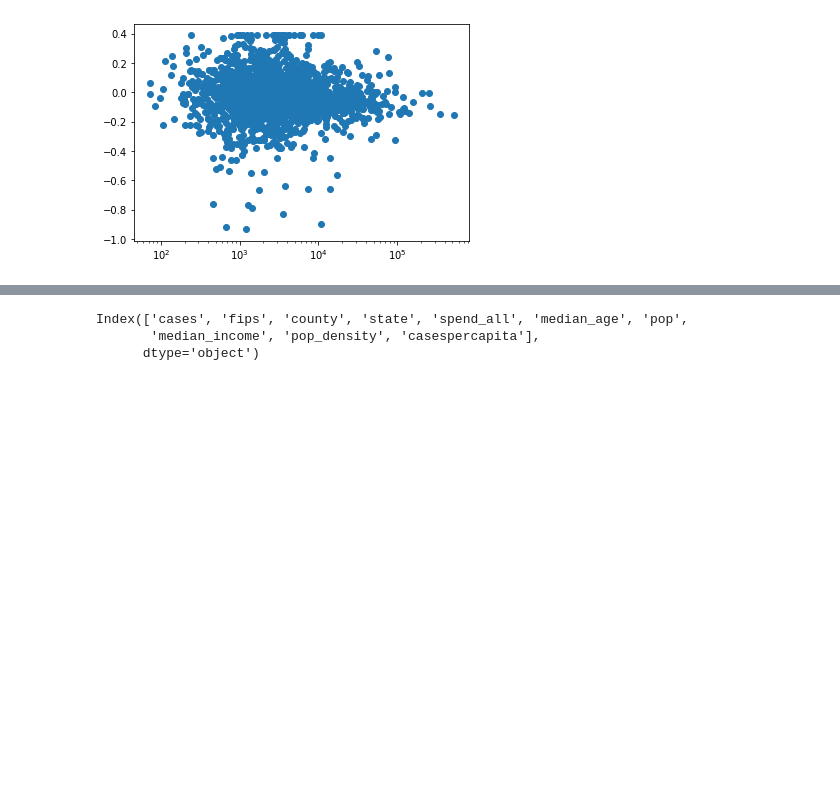
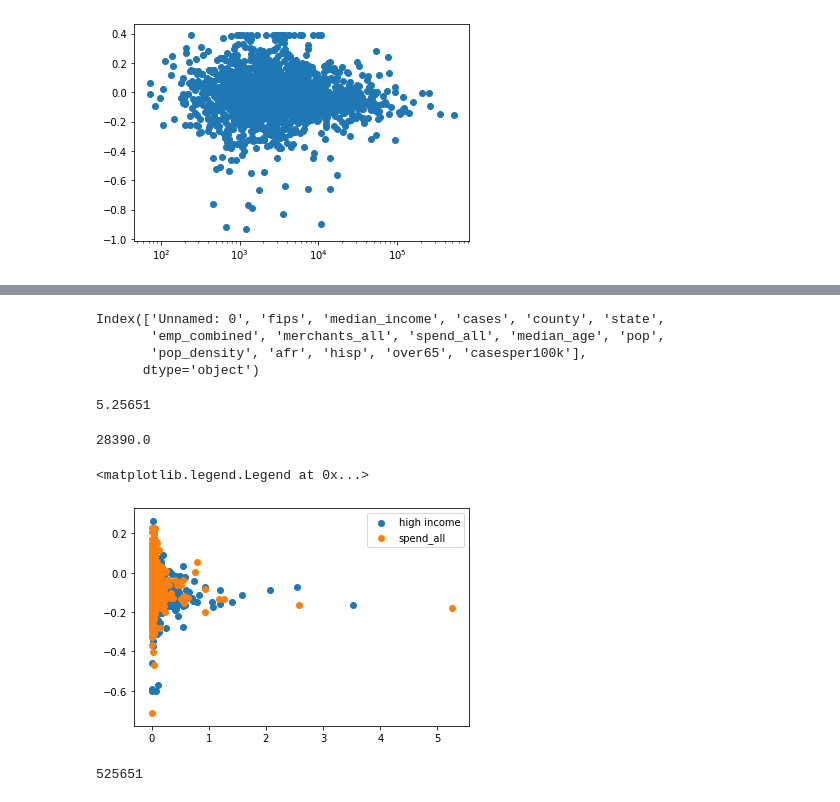
Before and after one commit to aditj/covid-ranking, a Jupyter notebook: notebooks/create_data.ipynb, the cells around one changed output, grey strips where cells are left out. Cells and saved outputs as stored; diff of their text form; code cells hidden in the pictures; blank space fills up the shorter version.

```diff
--- a/notebooks/create_data.ipynb
+++ b/notebooks/create_data.ipynb
@@ -67,8 +155,33 @@ merged['casespercapita']=merged['cases']/merged['pop']
 # %%
 merged.to_csv("../data.csv")
+# %%
+merged=pd.read_csv('../data.csv')
 # %%
 merged.columns
 # %% [output]
-Index(['cases', 'fips', 'county', 'state', 'spend_all', 'median_age', 'pop',
-       'median_income', 'pop_density', 'casespercapita'],
+Index(['Unnamed: 0', 'fips', 'median_income', 'cases', 'county', 'state',
+       'emp_combined', 'merchants_all', 'spend_all', 'median_age', 'pop',
+       'pop_density', 'afr', 'hisp', 'over65', 'casesper100k'],
       dtype='object')
+# %%
+merged['casesper100k'].max()
+# %% [output]
+5.25651
+# %%
+merged['median_income'].median()
+# %% [output]
+28390.0
+# %%
+merged['highincome']=merged['median_income']>30000
+# %%
+plt.scatter(x="casesper100k",y="spend_all",data=merged[merged['highincome']],label="high income")
+plt.scatter(x="casesper100k",y="spend_all",data=merged[~merged['highincome']])
+
+plt.legend()
+# %% [output]
+<matplotlib.legend.Legend at 0x...>
+[figure, added]
+# %%
+merged[]['cases'].max()
+# %% [output]
+525651
```
Also changed, not shown: parts of 23 cells of this notebook, 4 other files.
